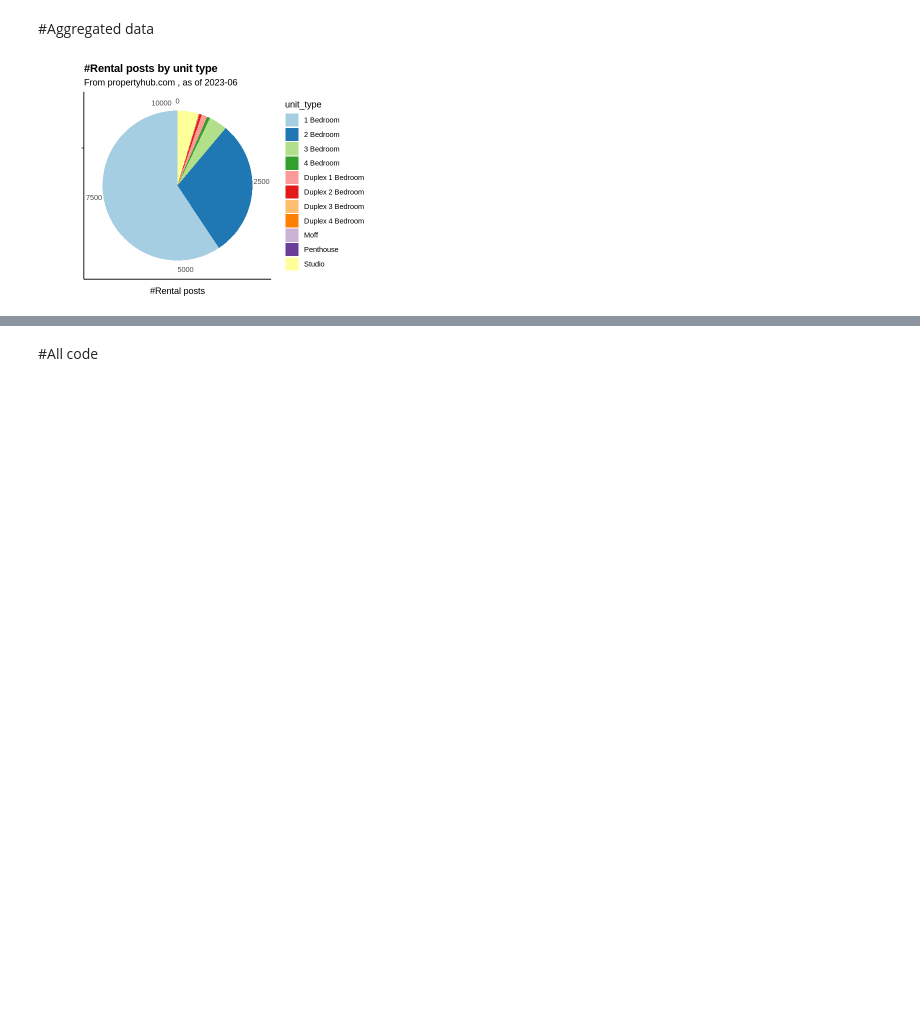
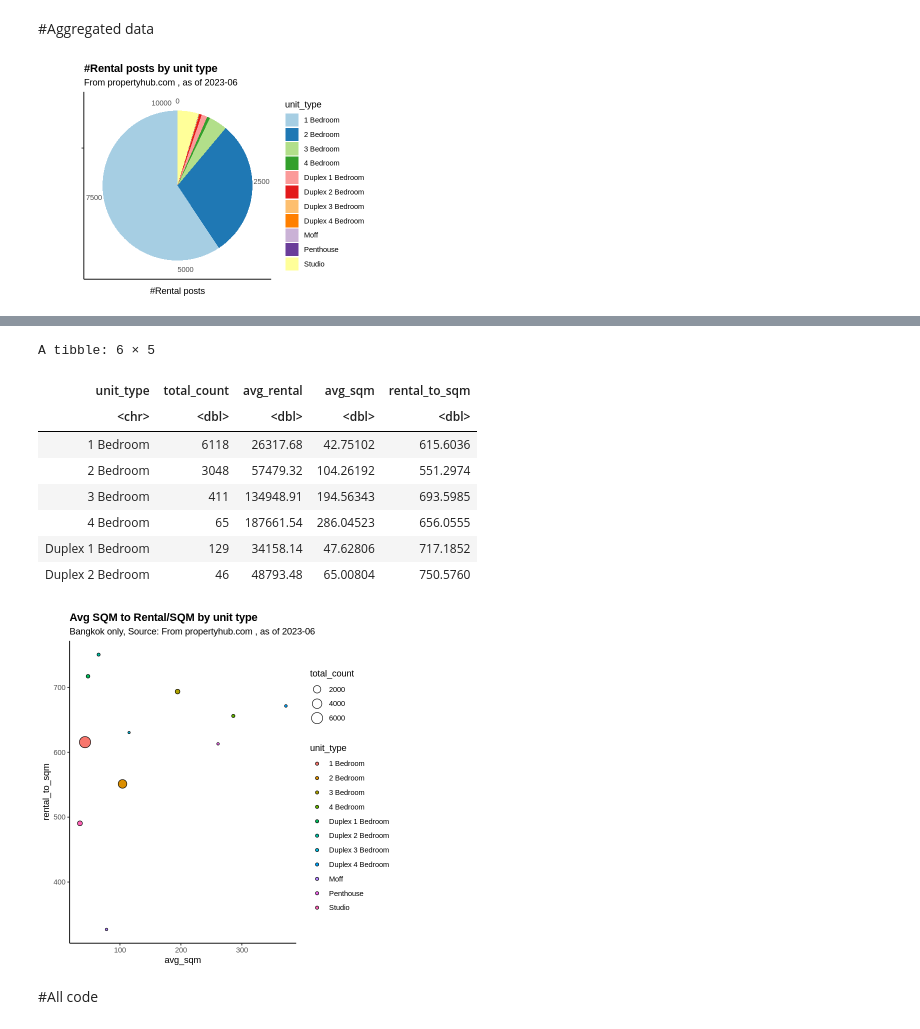
Before and after one commit to kawin-pixel/real_estate_th, a Jupyter notebook: R_notebook.ipynb, the cells around one changed output, grey strips where cells are left out. Drawn from its saved outputs; the diff is of its cells as text; code cells hidden in the pictures; blank space fills up the shorter version.

```diff
--- a/R_notebook.ipynb
+++ b/R_notebook.ipynb
@@ -289,3 +361,30 @@ ggplot(by_project, mapping = aes (reorder(x = project_name, total_count),
+# %%
+options(repr.plot.width = 6, repr.plot.height = 6, dpi = 600) ##adjust chart size
+
+ggplot(agg_data2, mapping = aes (x = avg_sqm, y = rental_to_sqm,
+                                fill = unit_type, size = total_count)) +
+  geom_point(shape = 21) +
+  scale_y_continuous(labels = scales::comma) +
+
+  ## theme and label
+  theme_classic() +
+    theme(plot.title = element_text(face = "bold"),
+        element_text(family = "Noto sans")) +
+  labs(title = "Avg SQM to Rental/SQM by unit type",
+       subtitle = "Bangkok only, Source: From propertyhub.com , as of 2023-06")
+
+head(agg_data2)
+# %% [output]
+A tibble: 6 × 5
+| unit_type | total_count | avg_rental | avg_sqm | rental_to_sqm |
+| <chr> | <dbl> | <dbl> | <dbl> | <dbl> |
+| 1 Bedroom | 6118 | 26317.68 | 42.75102 | 615.6036 |
+| 2 Bedroom | 3048 | 57479.32 | 104.26192 | 551.2974 |
+| 3 Bedroom | 411 | 134948.91 | 194.56343 | 693.5985 |
+| 4 Bedroom | 65 | 187661.54 | 286.04523 | 656.0555 |
+| Duplex 1 Bedroom | 129 | 34158.14 | 47.62806 | 717.1852 |
+| Duplex 2 Bedroom | 46 | 48793.48 | 65.00804 | 750.5760 |
+[figure, added]
 # %% [markdown]
 #All code
 # %%
```
Also changed, not shown: parts of 6 cells of this notebook.
